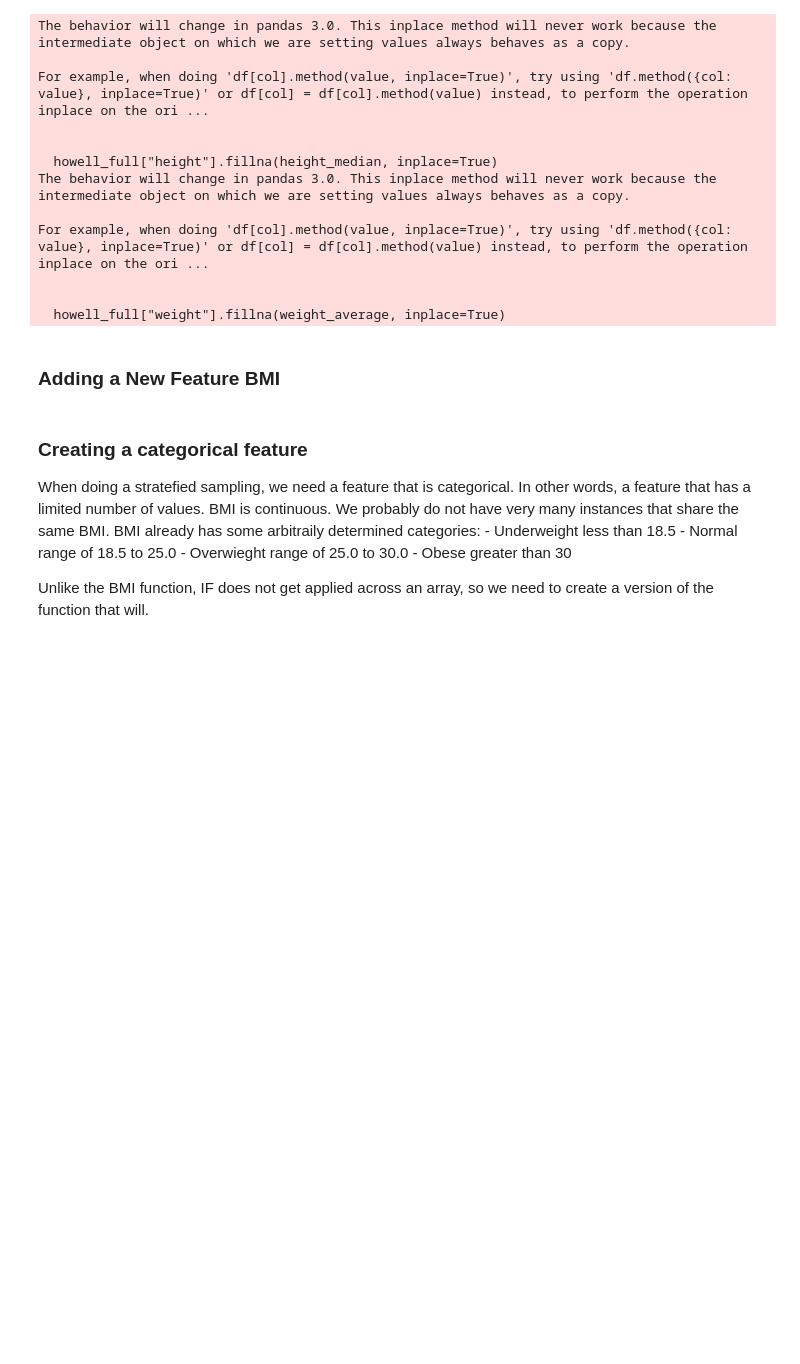
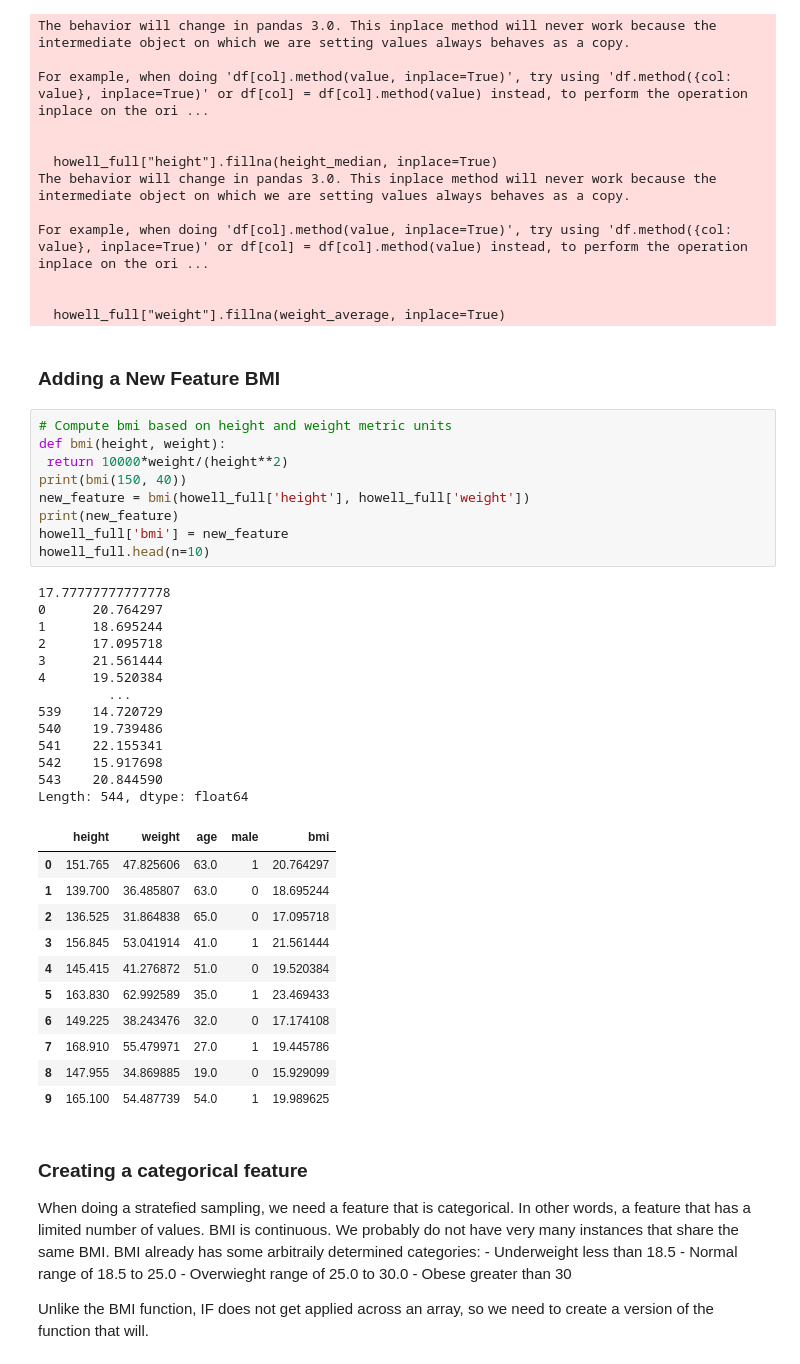
Before and after one commit to karlidean/applied-ml-karlidean, a Jupyter notebook: notebooks/example02/lab2_starter.ipynb, the cells around one changed output. Saved outputs shown, nothing was run; the diff lists cells and outputs as text; blank space fills up the shorter version.

```diff
--- a/notebooks/example02/lab2_starter.ipynb
+++ b/notebooks/example02/lab2_starter.ipynb
@@ -222,6 +230,40 @@ For example, when doing 'df[col].method(value, inplace=True)', try using 'df.met
   howell_full["weight"].fillna(weight_average, inplace=True)
 # %% [markdown]
 ### Adding a New Feature BMI
+# %%
+# Compute bmi based on height and weight metric units
+def bmi(height, weight):
+ return 10000*weight/(height**2)
+print(bmi(150, 40))
+new_feature = bmi(howell_full['height'], howell_full['weight'])
+print(new_feature)
+howell_full['bmi'] = new_feature
+howell_full.head(n=10)
+# %% [output]
+17.77777777777778
+0      20.764297
+1      18.695244
+2      17.095718
+3      21.561444
+4      19.520384
+         ...
+539    14.720729
+540    19.739486
+541    22.155341
+542    15.917698
+543    20.844590
+Length: 544, dtype: float64
+|  | height | weight | age | male | bmi |
+| 0 | 151.765 | 47.825606 | 63.0 | 1 | 20.764297 |
+| 1 | 139.700 | 36.485807 | 63.0 | 0 | 18.695244 |
+| 2 | 136.525 | 31.864838 | 65.0 | 0 | 17.095718 |
+| 3 | 156.845 | 53.041914 | 41.0 | 1 | 21.561444 |
+| 4 | 145.415 | 41.276872 | 51.0 | 0 | 19.520384 |
+| 5 | 163.830 | 62.992589 | 35.0 | 1 | 23.469433 |
+| 6 | 149.225 | 38.243476 | 32.0 | 0 | 17.174108 |
+| 7 | 168.910 | 55.479971 | 27.0 | 1 | 19.445786 |
+| 8 | 147.955 | 34.869885 | 19.0 | 0 | 15.929099 |
+| 9 | 165.100 | 54.487739 | 54.0 | 1 | 19.989625 |
 # %% [markdown]
 ### Creating a categorical feature
 When doing a stratefied sampling, we need a feature that is categorical.  In other words, a feature that has a limited number of values. BMI is continuous.  We probably do not have very many instances that share the same BMI.  BMI already has some arbitraily determined categories:
```
Also changed, not shown: parts of 8 cells of this notebook.
